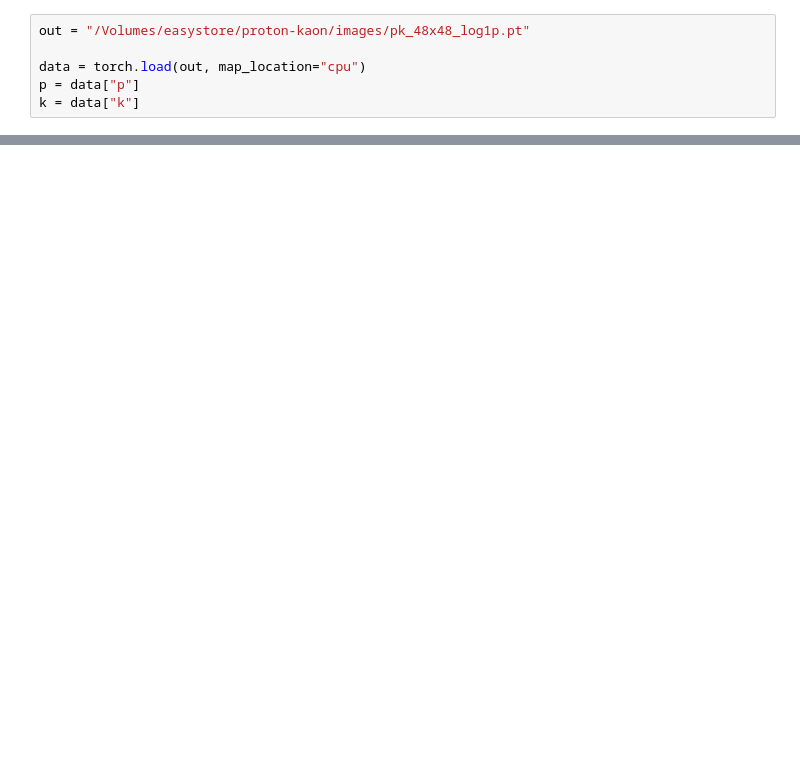
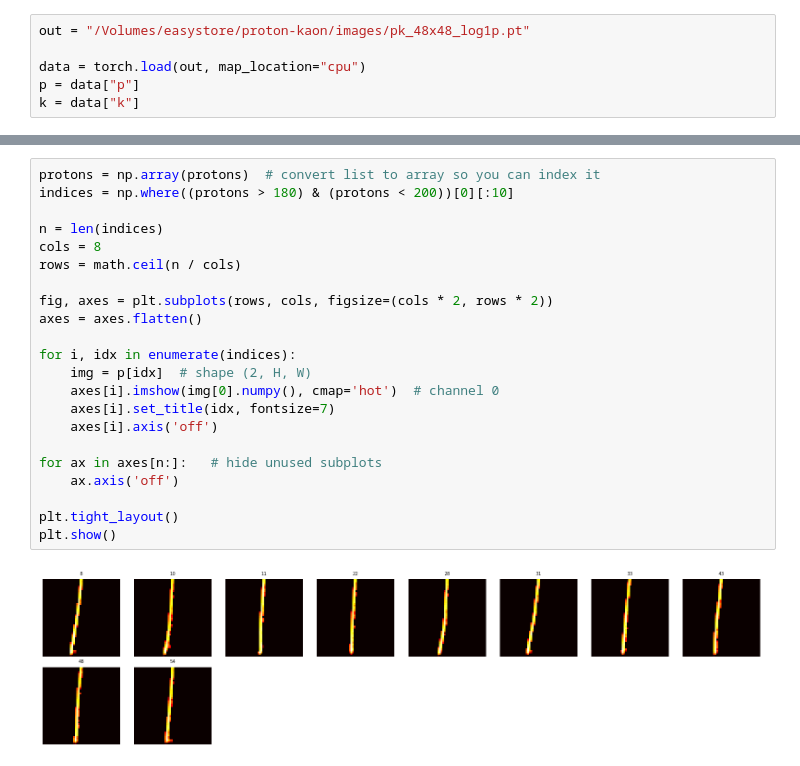
Before and after one commit to mohummudh/proton-kaon, a Jupyter notebook: notebooks/image_check.ipynb, the cells around one changed output, grey strips where cells are left out. Saved outputs shown, nothing was run; the diff lists cells and outputs as text; blank space fills up the shorter version.

```diff
--- a/notebooks/image_check.ipynb
+++ b/notebooks/image_check.ipynb
@@ -19,0 +46,24 @@ sns.heatmap(k[3000, 0])
+# %%
+protons = np.array(protons)  # convert list to array so you can index it
+indices = np.where((protons > 180) & (protons < 200))[0][:10]
+
+n = len(indices)
+cols = 8
+rows = math.ceil(n / cols)
+
+fig, axes = plt.subplots(rows, cols, figsize=(cols * 2, rows * 2))
+axes = axes.flatten()
+
+for i, idx in enumerate(indices):
+    img = p[idx]  # shape (2, H, W)
+    axes[i].imshow(img[0].numpy(), cmap='hot')  # channel 0
+    axes[i].set_title(idx, fontsize=7)
+    axes[i].axis('off')
+
+for ax in axes[n:]:   # hide unused subplots
+    ax.axis('off')
+
+plt.tight_layout()
+plt.show()
+# %% [output]
+[figure, added]
```
Also changed, not shown: parts of 6 cells of this notebook.
